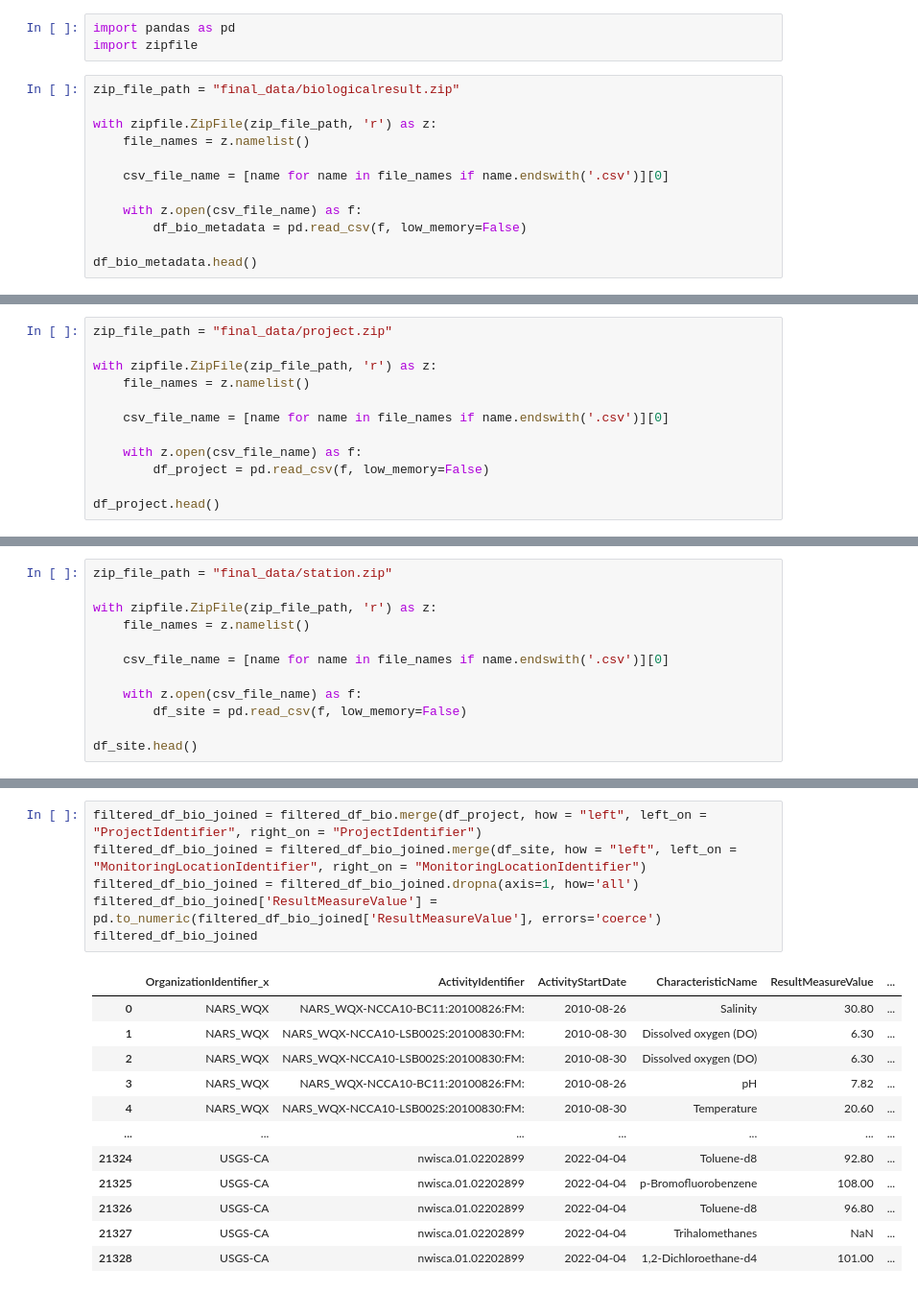
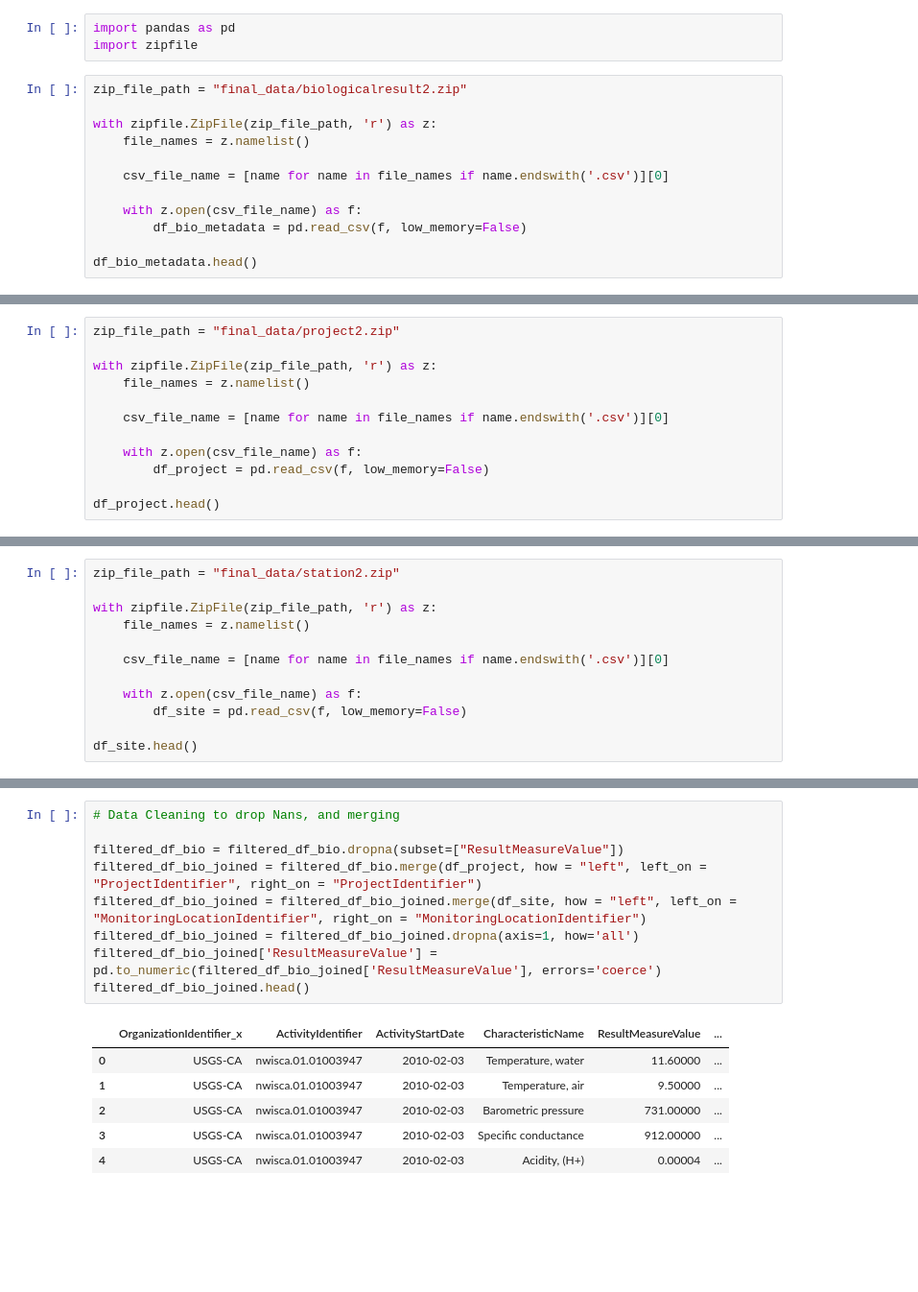
Before and after one commit to vishalival/eneres131-final-proj, a Jupyter notebook: data_preprocessing.ipynb, the cells around one changed output, grey strips where cells are left out. Shown: that part at 96% size. Cells and saved outputs as stored; diff of their text form; blank space fills up the shorter version.

Commit message:
final merged data added

```diff
--- a/data_preprocessing.ipynb
+++ b/data_preprocessing.ipynb
@@ -4,7 +4,7 @@
 import pandas as pd
 import zipfile
 # %%
-zip_file_path = "final_data/biologicalresult.zip"
+zip_file_path = "final_data/biologicalresult2.zip"
 
 with zipfile.ZipFile(zip_file_path, 'r') as z:
     file_names = z.namelist()
@@ -59,5 +59,5 @@ filtered_df_bio
 # %%
-zip_file_path = "final_data/project.zip"
+zip_file_path = "final_data/project2.zip"
 
 with zipfile.ZipFile(zip_file_path, 'r') as z:
     file_names = z.namelist()
@@ -78,5 +78,5 @@ df_project.head()
 # %%
-zip_file_path = "final_data/station.zip"
+zip_file_path = "final_data/station2.zip"
 
 with zipfile.ZipFile(zip_file_path, 'r') as z:
     file_names = z.namelist()
@@ -97,20 +97,17 @@ df_site.head()
 5 rows × 37 columns
 # %%
+# Data Cleaning to drop Nans, and merging
+
+filtered_df_bio = filtered_df_bio.dropna(subset=["ResultMeasureValue"])
 filtered_df_bio_joined = filtered_df_bio.merge(df_project, how = "left", left_on = "ProjectIdentifier", right_on = "ProjectIdentifier")
 filtered_df_bio_joined = filtered_df_bio_joined.merge(df_site, how = "left", left_on = "MonitoringLocationIdentifier", right_on = "MonitoringLocationIdentifier")
 filtered_df_bio_joined = filtered_df_bio_joined.dropna(axis=1, how='all')
 filtered_df_bio_joined['ResultMeasureValue'] = pd.to_numeric(filtered_df_bio_joined['ResultMeasureValue'], errors='coerce')
-filtered_df_bio_joined
+filtered_df_bio_joined.head()
 # %% [output]
 |  | OrganizationIdentifier_x | ActivityIdentifier | ActivityStartDate | CharacteristicName | ResultMeasureValue | ... |
-| 0 | NARS_WQX | NARS_WQX-NCCA10-BC11:20100826:FM: | 2010-08-26 | Salinity | 30.80 | ... |
-| 1 | NARS_WQX | NARS_WQX-NCCA10-LSB002S:20100830:FM: | 2010-08-30 | Dissolved oxygen (DO) | 6.30 | ... |
-| 2 | NARS_WQX | NARS_WQX-NCCA10-LSB002S:20100830:FM: | 2010-08-30 | Dissolved oxygen (DO) | 6.30 | ... |
-| 3 | NARS_WQX | NARS_WQX-NCCA10-BC11:20100826:FM: | 2010-08-26 | pH | 7.82 | ... |
-| 4 | NARS_WQX | NARS_WQX-NCCA10-LSB002S:20100830:FM: | 2010-08-30 | Temperature | 20.60 | ... |
-| ... | ... | ... | ... | ... | ... | ... |
-| 21324 | USGS-CA | nwisca.01.02202899 | 2022-04-04 | Toluene-d8 | 92.80 | ... |
-| 21325 | USGS-CA | nwisca.01.02202899 | 2022-04-04 | p-Bromofluorobenzene | 108.00 | ... |
-| 21326 | USGS-CA | nwisca.01.02202899 | 2022-04-04 | Toluene-d8 | 96.80 | ... |
-| 21327 | USGS-CA | nwisca.01.02202899 | 2022-04-04 | Trihalomethanes | NaN | ... |
-| 21328 | USGS-CA | nwisca.01.02202899 | 2022-04-04 | 1,2-Dichloroethane-d4 | 101.00 | ... |
+| 0 | USGS-CA | nwisca.01.01003947 | 2010-02-03 | Temperature, water | 11.60000 | ... |
+| 1 | USGS-CA | nwisca.01.01003947 | 2010-02-03 | Temperature, air | 9.50000 | ... |
+| 2 | USGS-CA | nwisca.01.01003947 | 2010-02-03 | Barometric pressure | 731.00000 | ... |
+| 3 | USGS-CA | nwisca.01.01003947 | 2010-02-03 | Specific conductance | 912.00000 | ... |
+| 4 | USGS-CA | nwisca.01.01003947 | 2010-02-03 | Acidity, (H+) | 0.00004 | ... |
```
Also changed, not shown: parts of 40 cells of this notebook, 3 other files.
